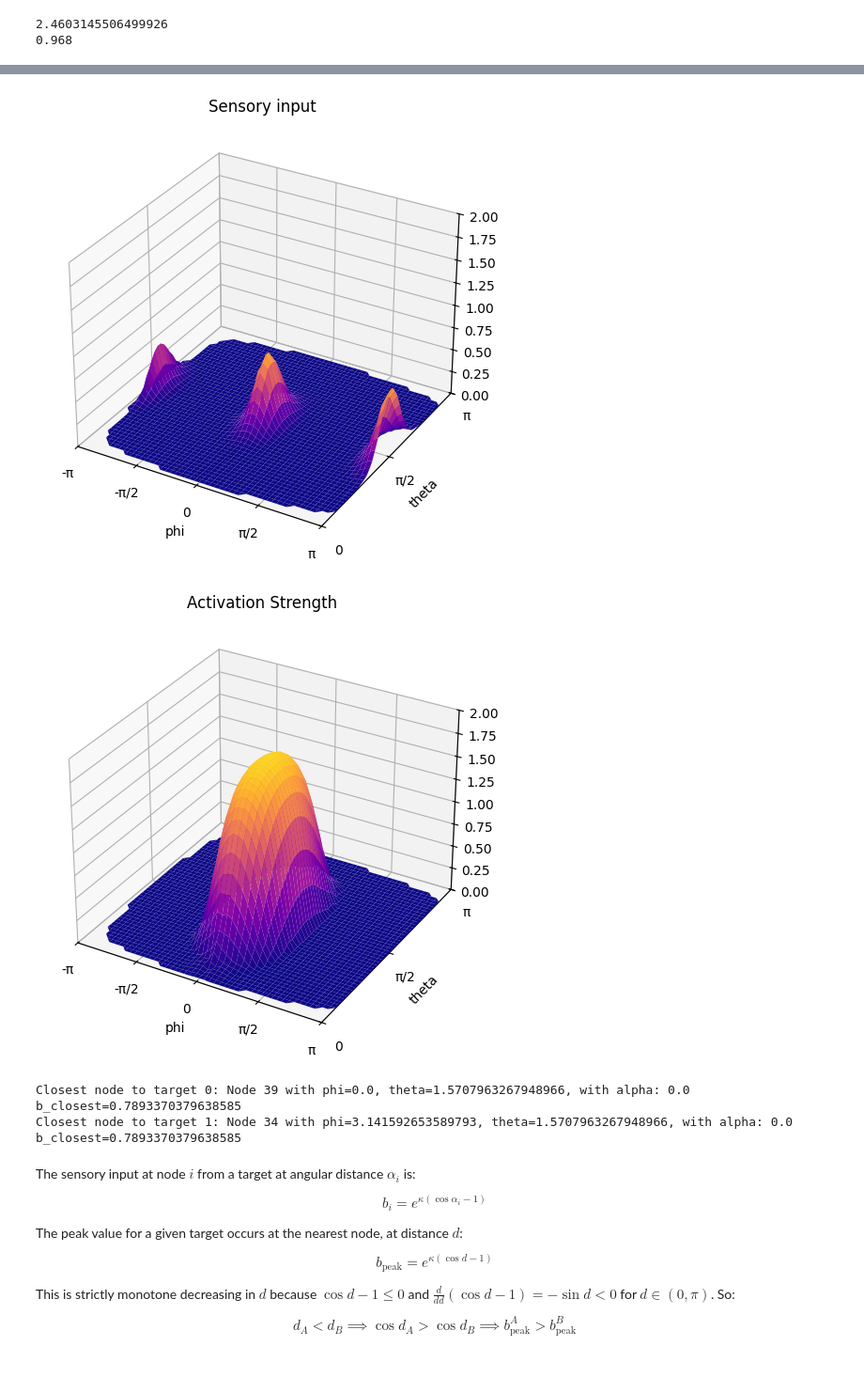
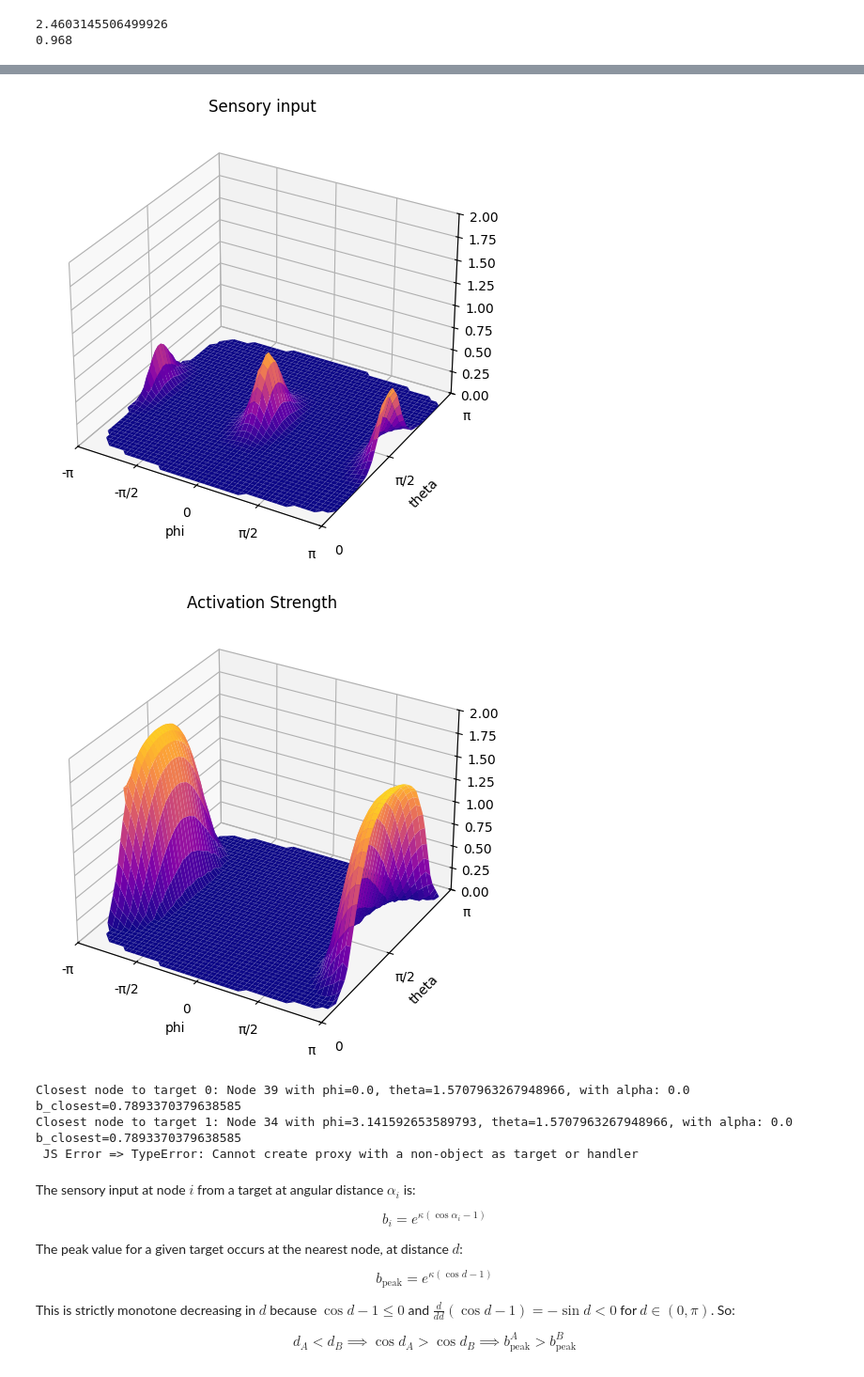
Before and after one commit to noah-ginzburg/RANController, a Jupyter notebook: RAN/mean_field_model_3d.ipynb, the cells around one changed output, grey strips where cells are left out. Shown at 94% size. Cells and saved outputs as stored; diff of their text form; code cells hidden in the pictures.

```diff
--- a/RAN/mean_field_model_3d.ipynb
+++ b/RAN/mean_field_model_3d.ipynb
@@ -295,17 +295,17 @@ nodes = cartesian_to_polar_3D(icosphere.points.copy())
 
 # Parameters
 N_s   = 10 * 4**nsub +2
-beta = 1.5
+beta = 1.0
 v = 0.5
-dt = 0.4
+dt = 0.1
 sigma = 0.5
 kappa = 20.0
-u = 4.0
+u = 3.0
 J = 5
 
 target1 = [2.0, 0, np.pi/2, 20.0]   #distance, phi, theta, quality
 target2 = [2.0, (-np.pi), np.pi/2, 20.0]   #distance, phi, theta, quality
-targets = []
+targets = [target1, target2]
 # %%
 # Node positions and connectivity
 alphas, M = genetate_connection_matrix(nodes, 0, J, v)
@@ -335,7 +335,7 @@ print(u_crit)
 0.968
 # %%
 T = 200
-u=4.0
+u=3.0
 sigma=1.5
 b = generate_sensory_input(nodes, targets, kappa)
 # b = generate_equal_sensory_input(nodes, targets, kappa)
@@ -407,9 +407,10 @@ Widget(value='<iframe src="http://localhost:42433/index.html?ui=P_0x78f7be8f9450
 [figure]
-[figure, old version]
+[figure, new version]
 Closest node to target 0: Node 39 with phi=0.0, theta=1.5707963267948966, with alpha: 0.0
 b_closest=0.7893370379638585
 Closest node to target 1: Node 34 with phi=3.141592653589793, theta=1.5707963267948966, with alpha: 0.0
 b_closest=0.7893370379638585
+ JS Error => TypeError: Cannot create proxy with a non-object as target or handler
 # %% [markdown]
 The sensory input at node $i$ from a target at angular distance $\alpha_i$ is:
 
```
Also changed, not shown: parts of 4 cells of this notebook, 5 other files.
